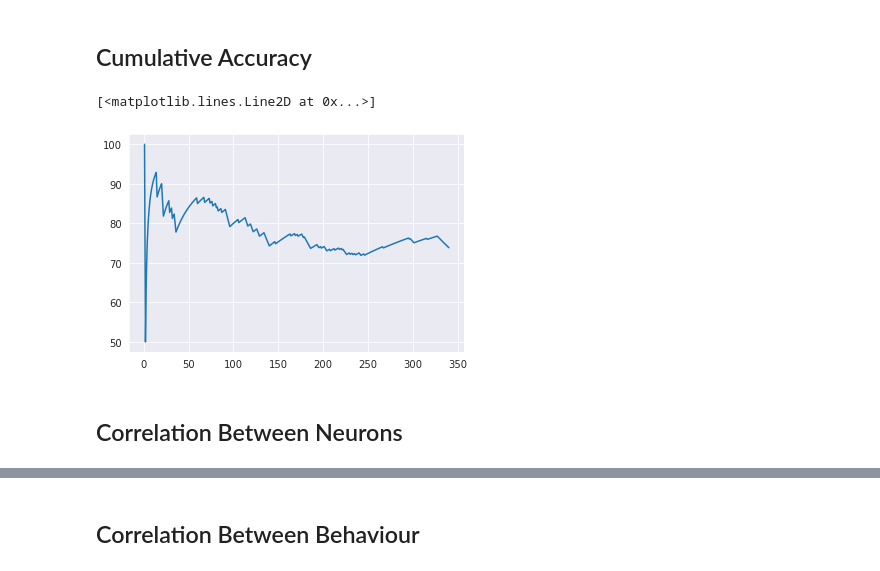
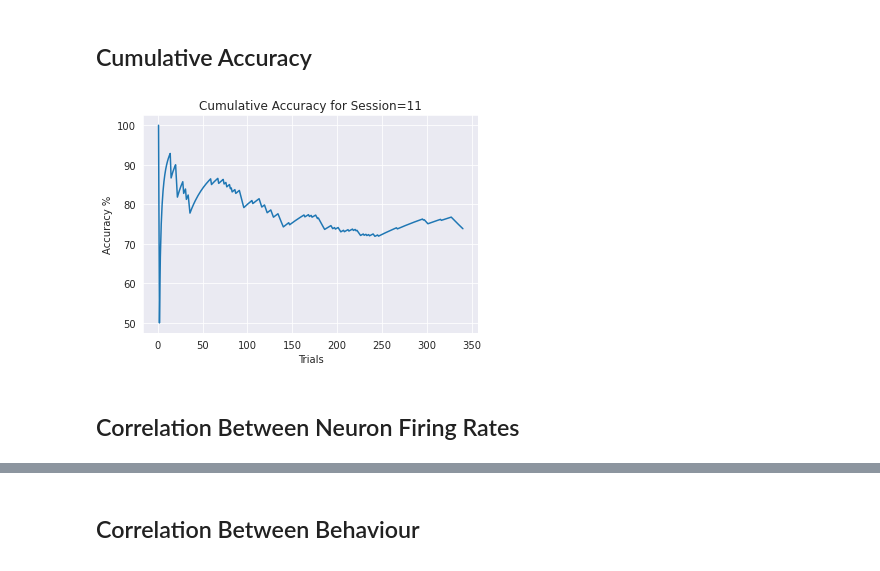
Before and after one commit to theairbend3r/spiking-brains, a Jupyter notebook: 03_phenomenon_analysis.ipynb, the cells around one changed output, grey strips where cells are left out. Drawn from its saved outputs; the diff is of its cells as text; code cells hidden in the pictures.

```diff
--- a/03_phenomenon_analysis.ipynb
+++ b/03_phenomenon_analysis.ipynb
@@ -95,11 +97,16 @@ for i in range(5):
 # %% [markdown]
 ## Cumulative Accuracy
 # %%
-cumulative_acc = np.cumsum(np.where(all_data[11]["feedback_type"] == -1, 0, 1))/np.arange(1, len(all_data[11]["feedback_type"])+1)
-plt.plot(np.arange(1, len(all_data[11]["feedback_type"])+1), cumulative_acc*100)
+session_id = 11
+
+cumulative_acc = np.cumsum(np.where(all_data[session_id]["feedback_type"] == -1, 0, 1))/np.arange(1, len(all_data[11]["feedback_type"])+1)
+plt.plot(np.arange(1, len(all_data[session_id]["feedback_type"])+1), cumulative_acc*100)
+plt.title(f"Cumulative Accuracy for Session={session_id}")
+plt.xlabel("Trials")
+plt.ylabel("Accuracy %")
+plt.show()
 # %% [output]
-[<matplotlib.lines.Line2D at 0x...>]
-[figure, old version]
+[figure, new version]
 # %% [markdown]
-## Correlation Between Neurons
+## Correlation Between Neuron Firing Rates
 # %%
```
Also changed, not shown: parts of 12 cells of this notebook, 3 other files.
